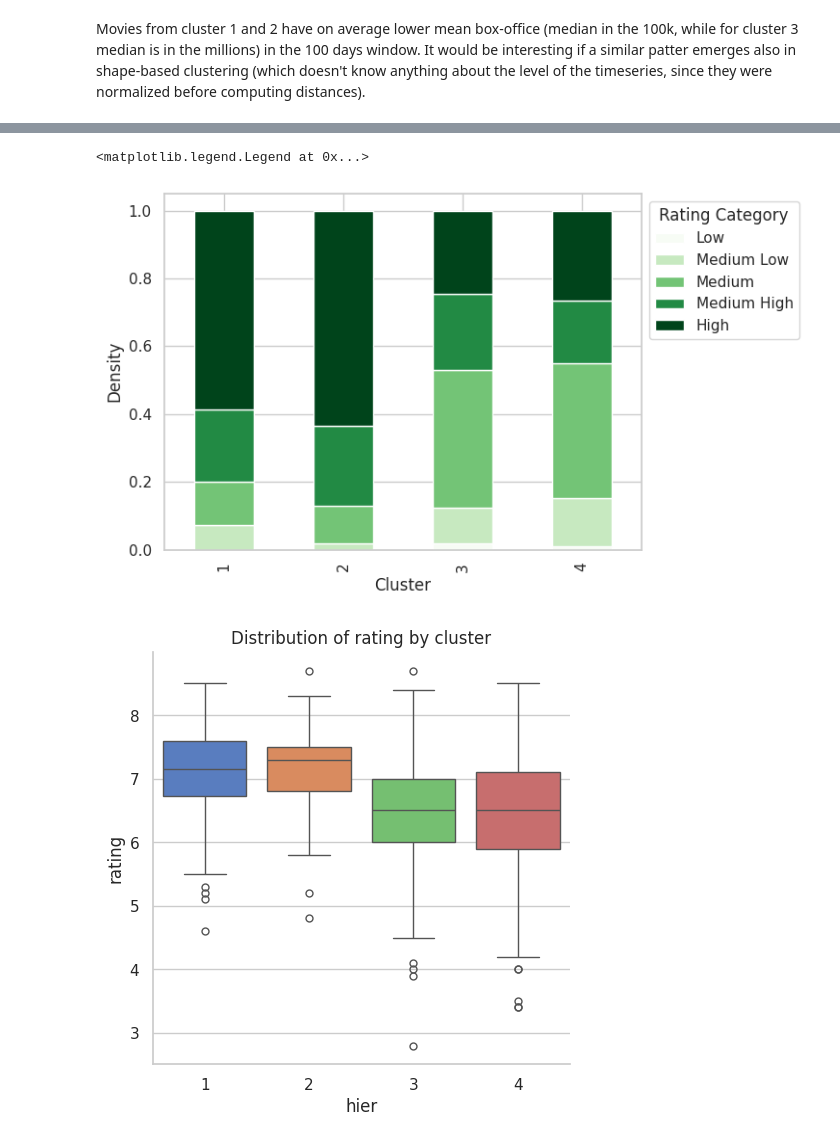
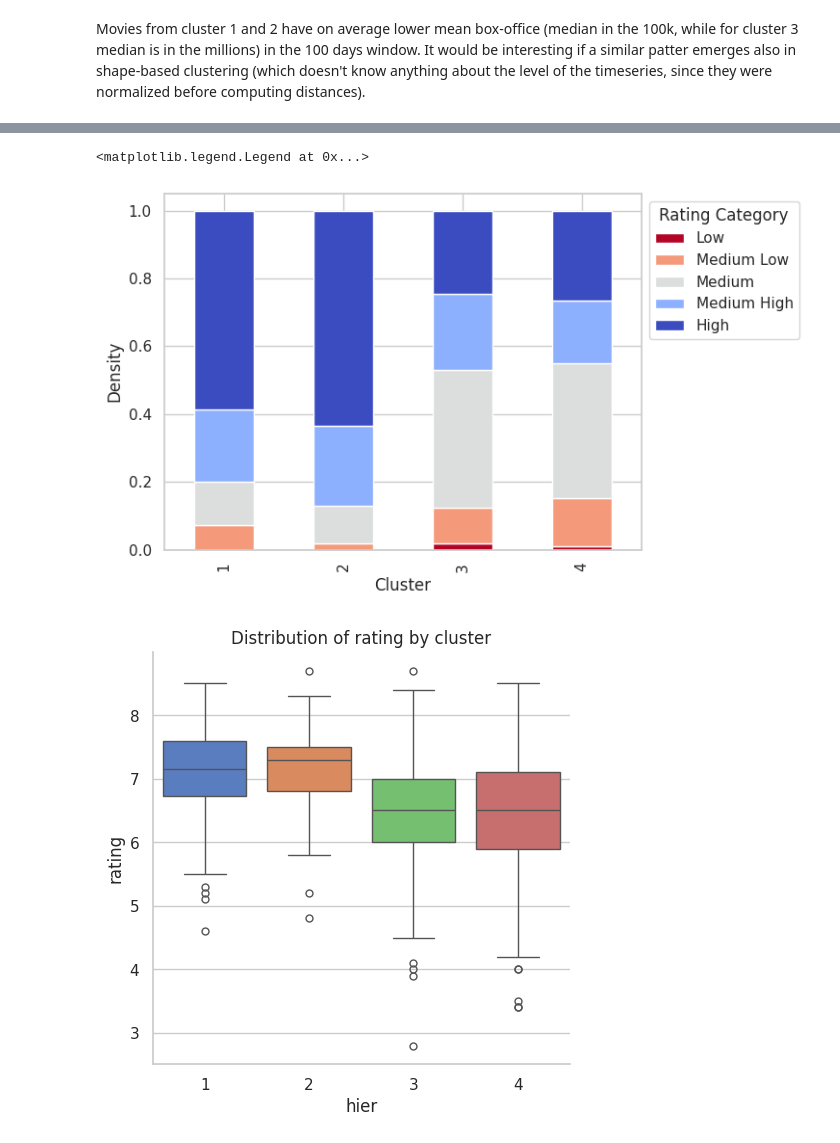
Before and after one commit to g-fabiani4-unipi/dm2_project, a Jupyter notebook: src/time_series/structure_clustering.ipynb, the cells around one changed output, grey strips where cells are left out. Cells and saved outputs as stored; diff of their text form; code cells hidden in the pictures.

```diff
--- a/src/time_series/structure_clustering.ipynb
+++ b/src/time_series/structure_clustering.ipynb
@@ -308,13 +308,13 @@ pd.concat([train, train_c22], axis=1).loc[medoids, ['title', 'mean', 'SD', 'hier
 | tt1179933 | 10 Cloverfield Lane | 1392476.78 | 1.970527e+06 | 4 | 16.0 | 48.0 | 7.2 | High |
 # %%
 clustering = 'hier'
-pd.crosstab(train[clustering], train['rating_category'], normalize='index').plot.bar(stacked=True, colormap='Greens')
+pd.crosstab(train[clustering], train['rating_category'], normalize='index').plot.bar(stacked=True, colormap='coolwarm_r')
 plt.xlabel('Cluster')
 plt.ylabel('Density')
 plt.legend(title='Rating Category', bbox_to_anchor=(1, 1))
 # %% [output]
 <matplotlib.legend.Legend at 0x...>
-[figure, old version]
+[figure, new version]
 # %%
 sns.catplot(train, x=clustering, y='rating', kind='box', hue=clustering, legend=False)
 plt.title("Distribution of rating by cluster")
```
Also changed, not shown: parts of 3 cells of this notebook, 1 other file.
